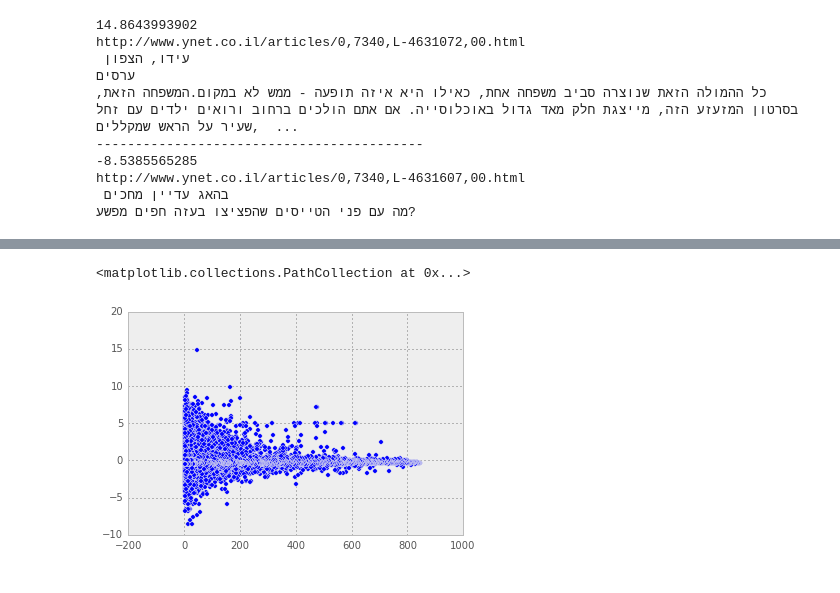
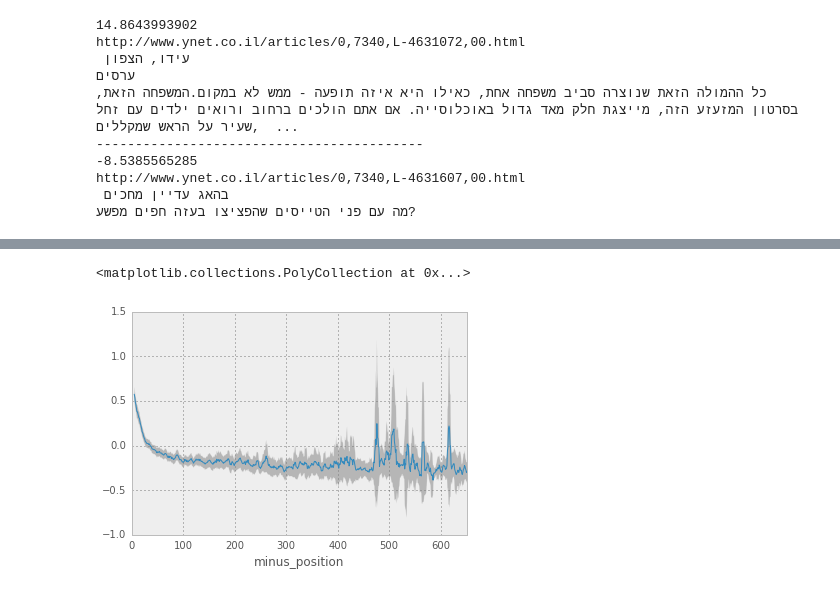
Before and after one commit to yonilev/ArticleComments, a Jupyter notebook: notebook.ipynb, the cells around one changed output, grey strips where cells are left out. Cells and saved outputs as stored; diff of their text form; code cells hidden in the pictures.

```diff
--- a/notebook.ipynb
+++ b/notebook.ipynb
@@ -158,10 +164,2 @@ http://www.ynet.co.il/articles/0,7340,L-4633138,00.html
 אפילו המדענים כבר מקבלים את זה שאלוקים יצר את כל המסה ביקום
 ואל תשכחו שכל מי שלא סוגד לאלוקים ישלם על כך באחרית הימים
-# %%
-#lets normelaize the score on each page
-score_norm = comments_df.groupby('url').score.transform(lambda x: (x - x.mean()) / x.std())
-comments_df['score_norm'] = score_norm
-print comments_df.groupby('url').mean().score_norm.head(5)
-print comments_df.groupby('url').std().score_norm.head(5)
-print comments_df.score_norm.describe()
-comments_df.score_norm.hist(bins=100)
@@ -216,8 +189,19 @@ plt.scatter(x=comments_df.position,y=comments_df.score_norm)
-# %%
-plt.scatter(x=comments_df.minus_position,y=comments_df.score_norm)
-# %% [output]
-<matplotlib.collections.PathCollection at 0x...>
-[figure, removed]
+# %%
+import numpy as np
+
+comments_df_gb_position = comments_df.groupby('minus_position')
+stds = comments_df_gb_position.score_norm.std()/comments_df_gb_position.score_norm.count().apply(lambda x: x**0.5)
+means = comments_df_gb_position.score_norm.mean()
+means = pd.rolling_mean(means,5)
+stds = pd.rolling_mean(stds,5)
+upper_bound = means.values+(stds.values*1.96)
+lower_bound = means.values+(stds.values*-1.96)
+ax = means.plot()
+ax.set_xlim([0,650])
+ax.fill_between(stds.index, lower_bound, upper_bound, facecolor='gray', alpha=0.5)
+# %% [output]
+<matplotlib.collections.PolyCollection at 0x...>
+[figure, added]
 # %%
 import nlp.hebtokenizer as tokenizer
 
```
Also changed, not shown: parts of 15 cells of this notebook, 2 other files.
